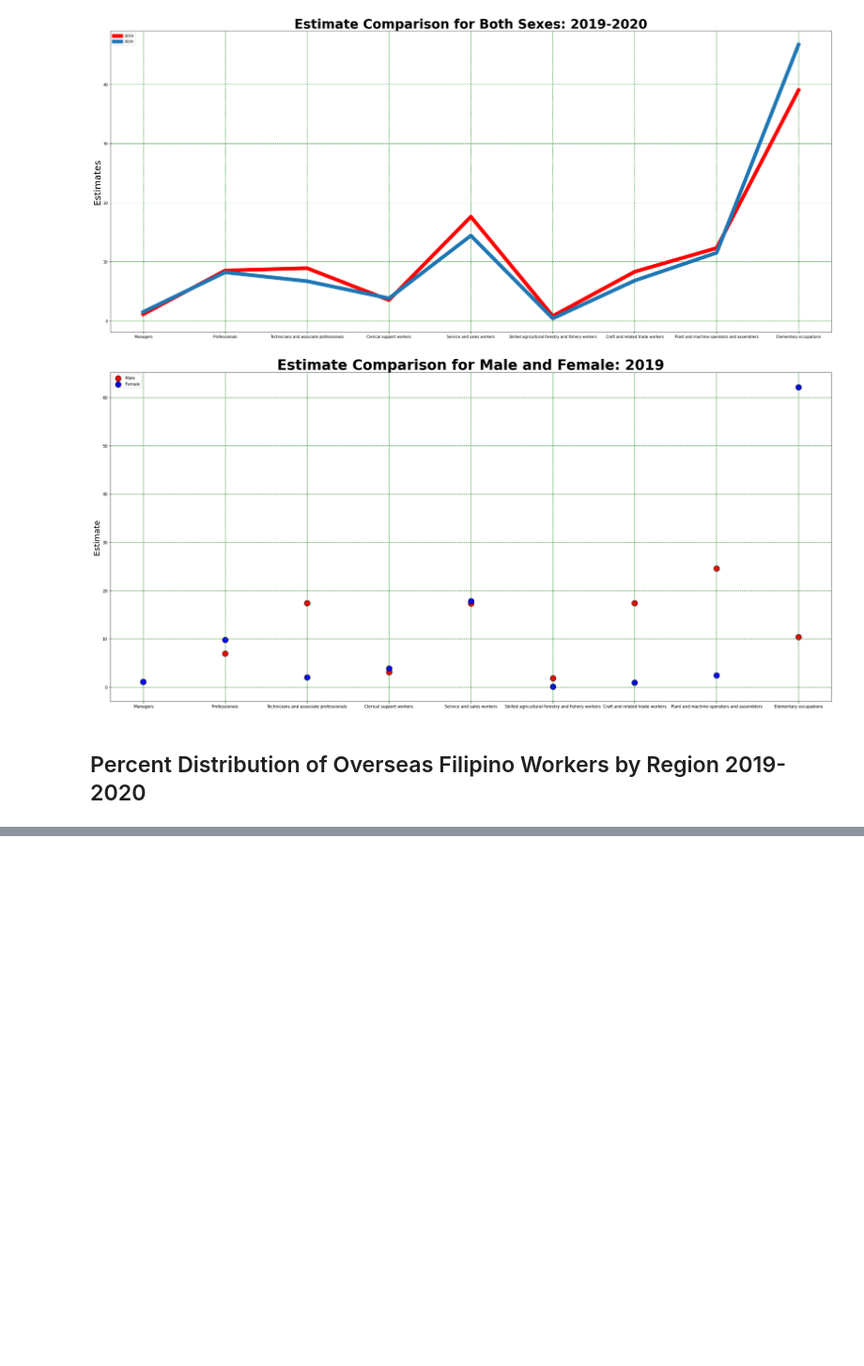
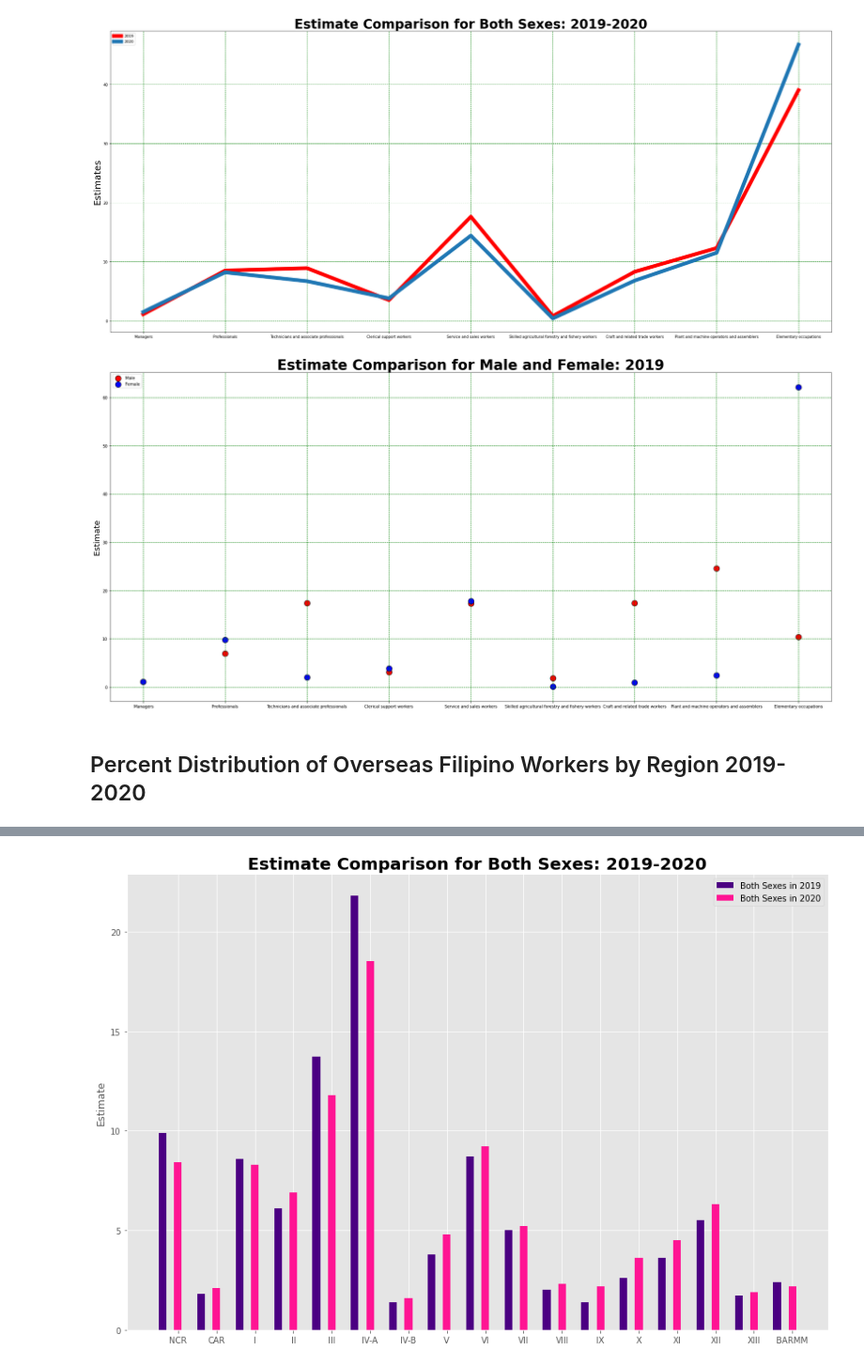
Before and after one commit to apriljoyagquiz/IT3205-TeamAbracaData, a Jupyter notebook: OFW_Visualization.ipynb, the cells around one changed output, grey strips where cells are left out. Shown at 94% size. Drawn from its saved outputs; the diff is of its cells as text; code cells hidden in the pictures; blank space fills up the shorter version.

Commit message:
Creating Visualization

```diff
--- a/OFW_Visualization.ipynb
+++ b/OFW_Visualization.ipynb
@@ -210,3 +210,18 @@ Both_Sexes_in_2019 = region["Both_Sexes_in_2019"]
 Both_Sexes_in_2020 = region["Both_Sexes_in_2020"]
 
 xpos = np.arange(len(Region))
+# %%
+style.use('ggplot')
+plt.figure(figsize=(15,10))
+barWidth = 0.2
+
+plt.bar(xpos, Both_Sexes_in_2019, color='indigo', width =barWidth, label='Both Sexes in 2019')
+plt.bar(xpos+0.4, Both_Sexes_in_2020, color='deeppink', width =barWidth, label='Both Sexes in 2020')
+
+plt.xticks(xpos+0.4,('NCR', 'CAR', 'I', 'II', 'III', 'IV-A', 'IV-B', 'V', 'VI', 'VII', 'VIII', 'IX', 'X', 'XI', 'XII', 'XIII', 'BARMM'))
+plt.ylabel('Estimate')
+plt.title("Estimate Comparison for Both Sexes: 2019-2020", fontdict={'fontname': 'DejaVu Sans','fontweight':'bold', 'fontsize':20})
+plt.legend()
+plt.show()
+# %% [output]
+[figure, added]
```
